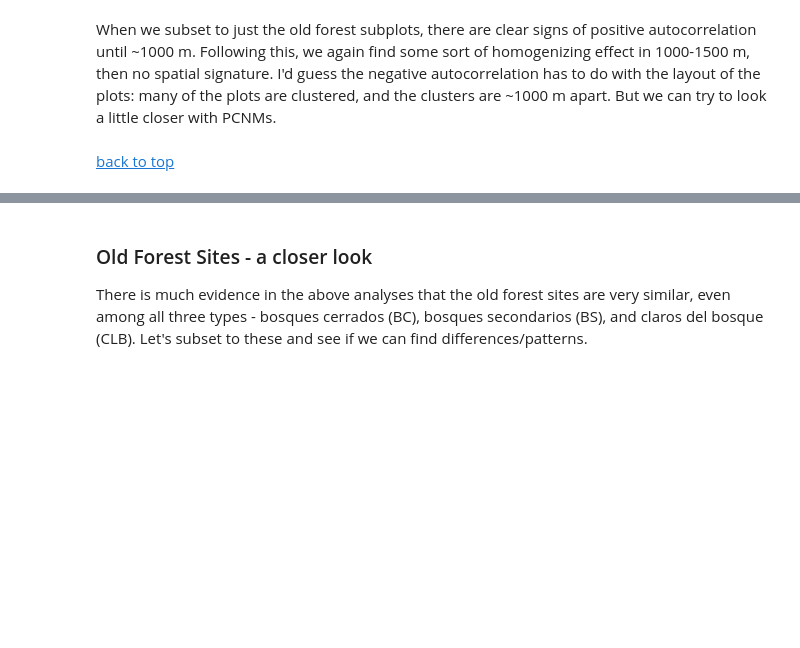
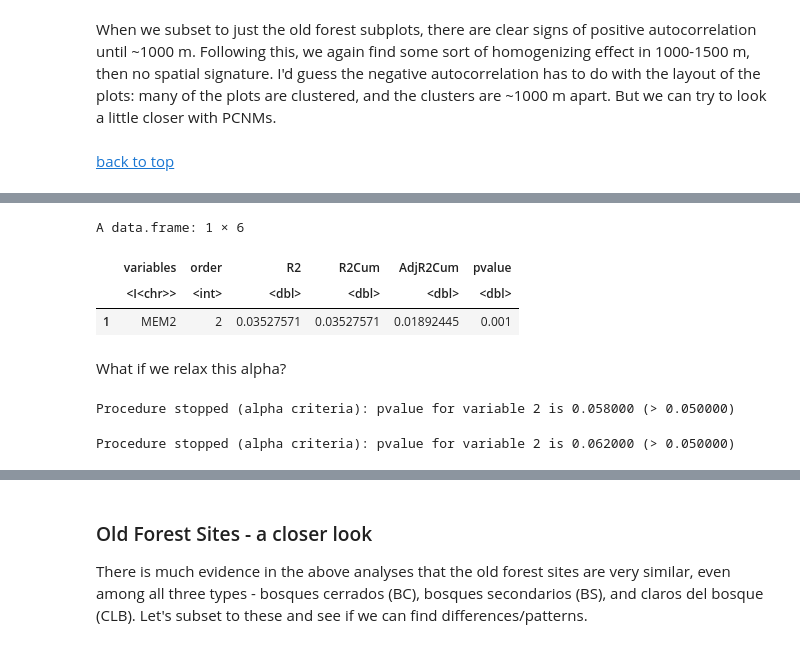
Before and after one commit to danchurch/losCedrosTrees, a Jupyter notebook: anaData/MariscalDataExploration.ipynb, the cells around one changed output, grey strips where cells are left out. Drawn from its saved outputs; the diff is of its cells as text; code cells hidden in the pictures; blank space fills up the shorter version.

```diff
--- a/anaData/MariscalDataExploration.ipynb
+++ b/anaData/MariscalDataExploration.ipynb
@@ -841,0 +943,5 @@ When we subset to just the old forest subplots, there are clear signs of positiv
+# %%
+comM <- read.csv('subParcelComm.csv', row.names="PsubP")
+comM <- comM[order(as.numeric(rownames(comM))),]
+## order still ok?
+all(rownames(comM) == env$PsubP)
@@ -841,0 +950,3 @@ When we subset to just the old forest subplots, there are clear signs of positiv
+# %%
+comM.hell <- decostand(comM, 'hellinger')
+pca.hell <- dudi.pca(df = comM.hell, scale = FALSE, scannf = FALSE, nf = 4)
@@ -841,0 +955,3 @@ When we subset to just the old forest subplots, there are clear signs of positiv
+# %%
+set.seed=1
+mem.comM.sel <- mem.select(pca.hell$tab, method="FWD", listw = lw)
@@ -841,0 +964,17 @@ When we subset to just the old forest subplots, there are clear signs of positiv
+# %%
+mem.comM.sel$summary
+# %% [output]
+A data.frame: 1 × 6
+|  | variables | order | R2 | R2Cum | AdjR2Cum | pvalue |
+|  | <I<chr>> | <int> | <dbl> | <dbl> | <dbl> | <dbl> |
+| 1 | MEM2 | 2 | 0.03527571 | 0.03527571 | 0.01892445 | 0.001 |
+# %% [markdown]
+What if we relax this alpha?
+# %%
+mem.comM.sel <- mem.select(pca.hell$tab, method="FWD", listw = lw, alpha=0.1)
+# %% [output]
+Procedure stopped (alpha criteria): pvalue for variable 2 is 0.058000 (> 0.050000)
+# %%
+mem.comM.sel <- mem.select(pca.hell$tab, method="FWD", listw = lw, alpha=0.6)
+# %% [output]
+Procedure stopped (alpha criteria): pvalue for variable 2 is 0.062000 (> 0.050000)
```
Also changed, not shown: parts of 22 cells of this notebook, 4 other files.
